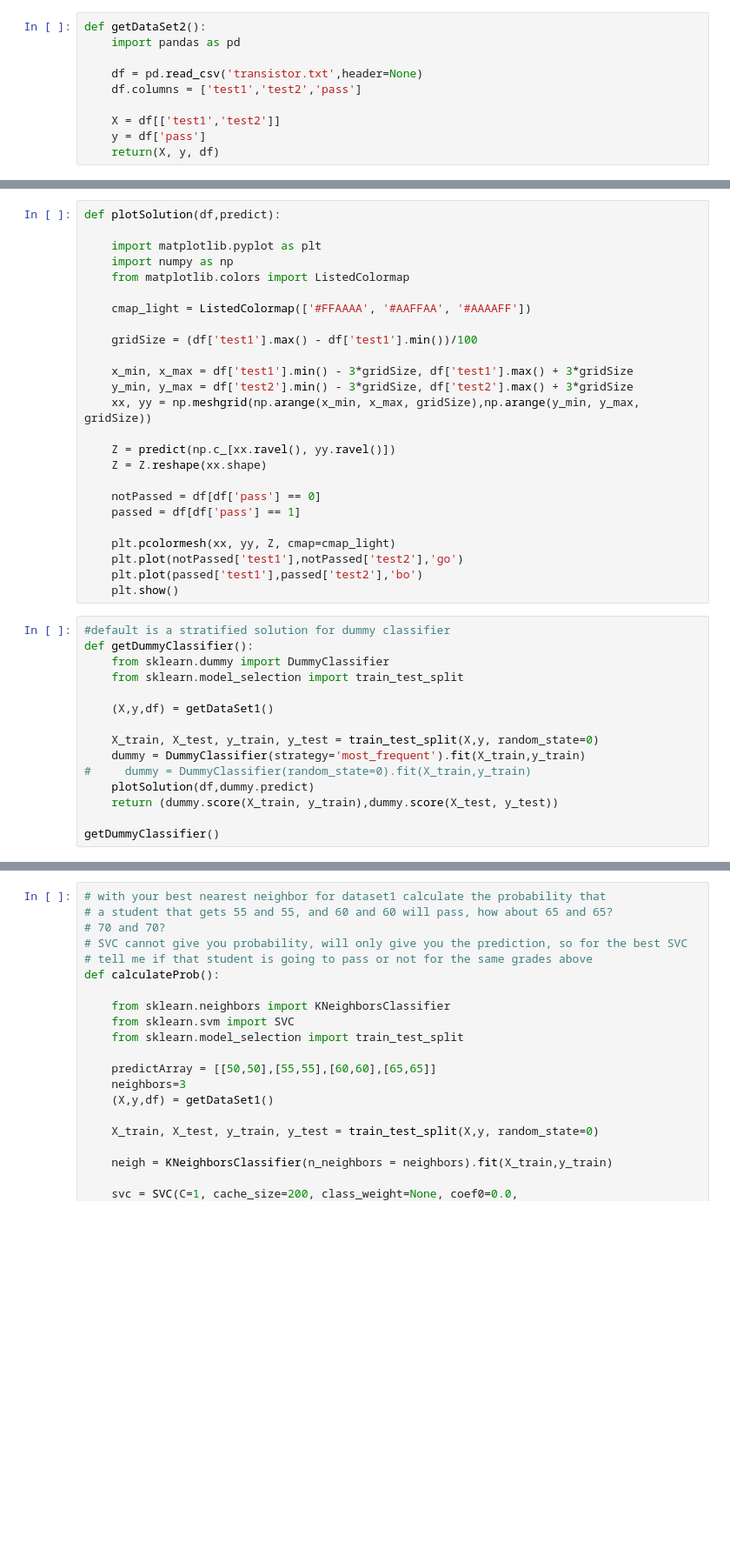
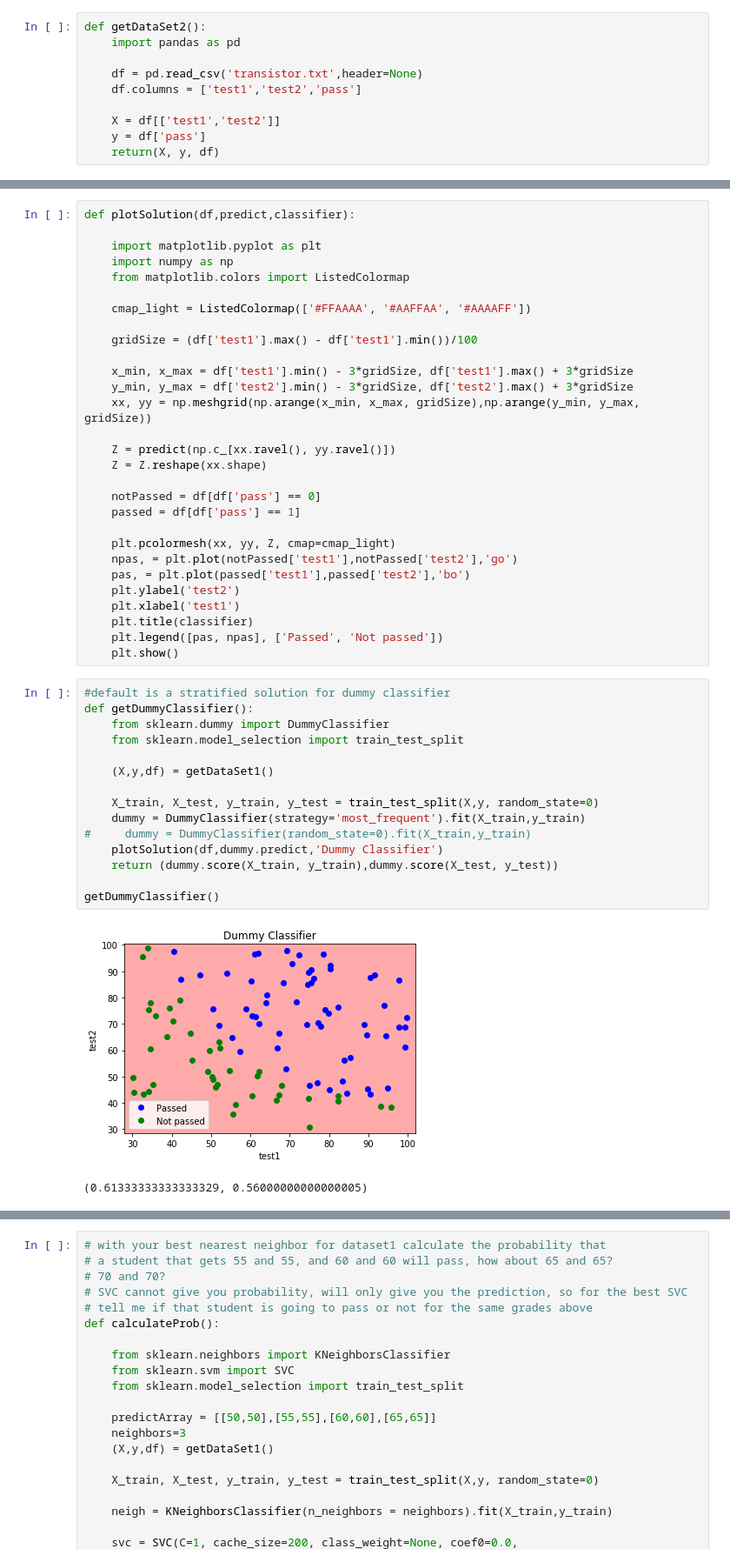
Before and after one commit to axlrommel/machine-learning-class-python, a Jupyter notebook: week1/exercise3.ipynb, the cells around one changed output, grey strips where cells are left out. Shown at 87% size. Saved outputs shown, nothing was run; the diff lists cells and outputs as text; blank space fills up the shorter version.

```diff
--- a/week1/exercise3.ipynb
+++ b/week1/exercise3.ipynb
@@ -41,5 +58,5 @@ plotData()
 # %%
-def plotSolution(df,predict):
+def plotSolution(df,predict,classifier):
 
     import matplotlib.pyplot as plt
     import numpy as np
@@ -60,24 +77,31 @@ def plotSolution(df,predict):
     passed = df[df['pass'] == 1]
 
     plt.pcolormesh(xx, yy, Z, cmap=cmap_light)
-    plt.plot(notPassed['test1'],notPassed['test2'],'go')
-    plt.plot(passed['test1'],passed['test2'],'bo')
+    npas, = plt.plot(notPassed['test1'],notPassed['test2'],'go')
+    pas, = plt.plot(passed['test1'],passed['test2'],'bo')
+    plt.ylabel('test2')
+    plt.xlabel('test1')
+    plt.title(classifier)
+    plt.legend([pas, npas], ['Passed', 'Not passed'])
     plt.show()
 # %%
 #default is a stratified solution for dummy classifier
 def getDummyClassifier():
     from sklearn.dummy import DummyClassifier
     from sklearn.model_selection import train_test_split
 
     (X,y,df) = getDataSet1()
 
     X_train, X_test, y_train, y_test = train_test_split(X,y, random_state=0)
     dummy = DummyClassifier(strategy='most_frequent').fit(X_train,y_train)
 #     dummy = DummyClassifier(random_state=0).fit(X_train,y_train)
-    plotSolution(df,dummy.predict)
+    plotSolution(df,dummy.predict,'Dummy Classifier')
     return (dummy.score(X_train, y_train),dummy.score(X_test, y_test))
 
 getDummyClassifier()
+# %% [output]
+[figure, added]
+(0.61333333333333329, 0.56000000000000005)
 # %%
 # logistic regression
 def getLogisticRegression():
```
Also changed, not shown: parts of 7 cells of this notebook, 4 other files.
